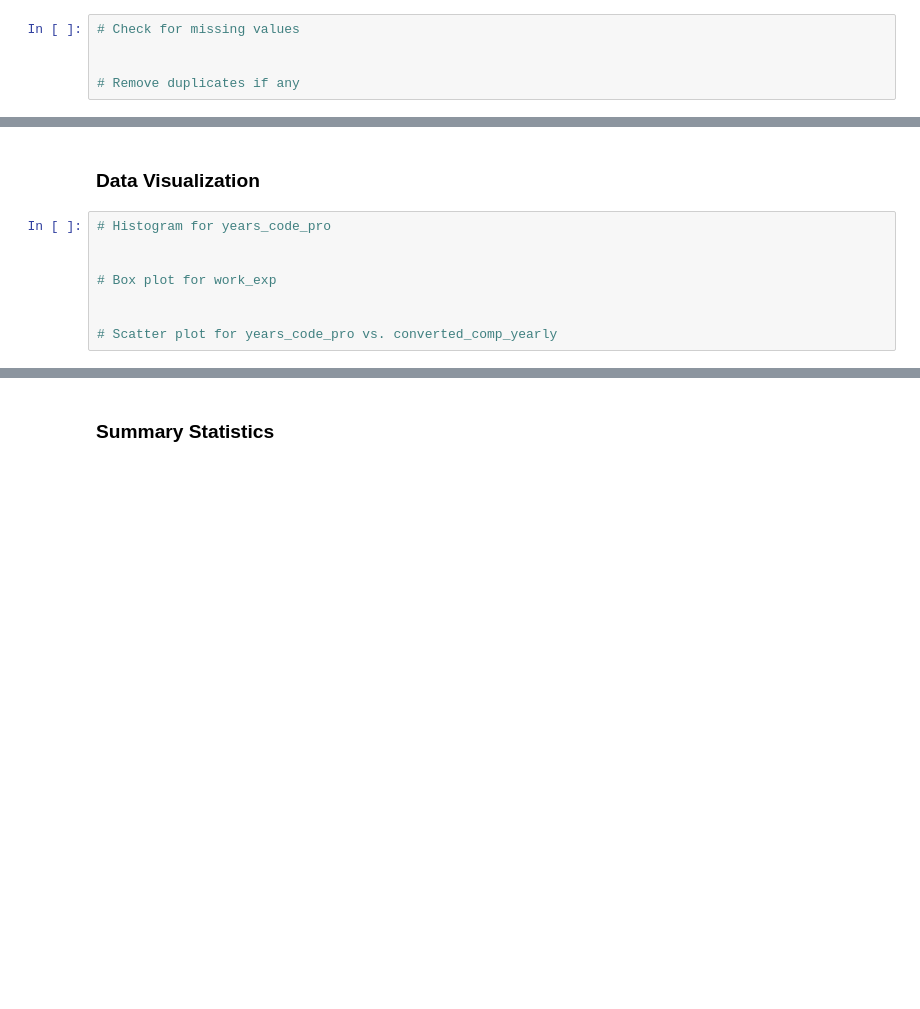
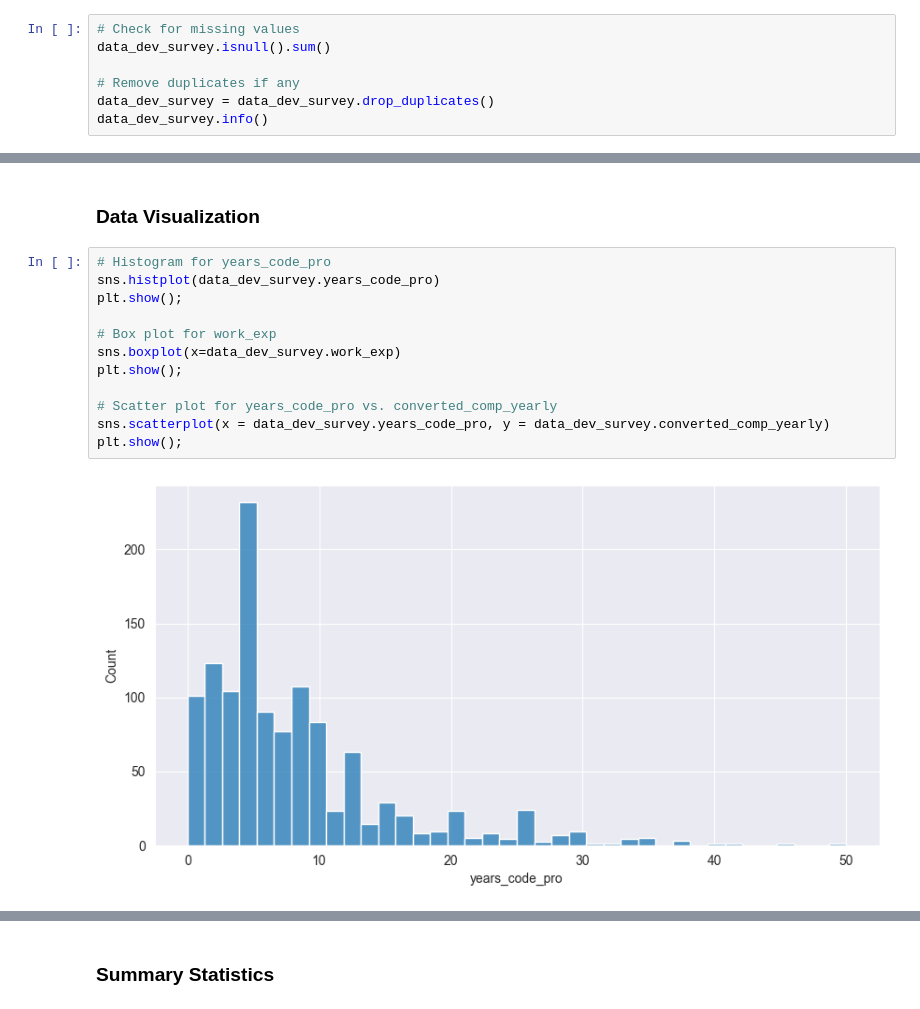
Before and after one commit to ismayc/oreilly-fundamentals-of-statistics-with-python, a Jupyter notebook: exercises-2025-02.ipynb, the cells around one changed output, grey strips where cells are left out. Drawn from its saved outputs; the diff is of its cells as text; blank space fills up the shorter version.

```diff
--- a/exercises-2025-02.ipynb
+++ b/exercises-2025-02.ipynb
@@ -404,6 +428,8 @@ coffee_quality['month'] = coffee_quality['grading_date'].dt.to_period('M')
 ### Data Cleaning
 # %%
 # Check for missing values
-
+data_dev_survey.isnull().sum()
 
 # Remove duplicates if any
+data_dev_survey = data_dev_survey.drop_duplicates()
+data_dev_survey.info()
@@ -411,9 +472,15 @@ coffee_quality['month'] = coffee_quality['grading_date'].dt.to_period('M')
 ### Data Visualization
 # %%
 # Histogram for years_code_pro
-
+sns.histplot(data_dev_survey.years_code_pro)
+plt.show();
 
 # Box plot for work_exp
-
+sns.boxplot(x=data_dev_survey.work_exp)
+plt.show();
 
 # Scatter plot for years_code_pro vs. converted_comp_yearly
+sns.scatterplot(x = data_dev_survey.years_code_pro, y = data_dev_survey.converted_comp_yearly)
+plt.show();
+# %% [output]
+[figure, added]
```
Also changed, not shown: parts of 11 cells of this notebook, 1 other file.
